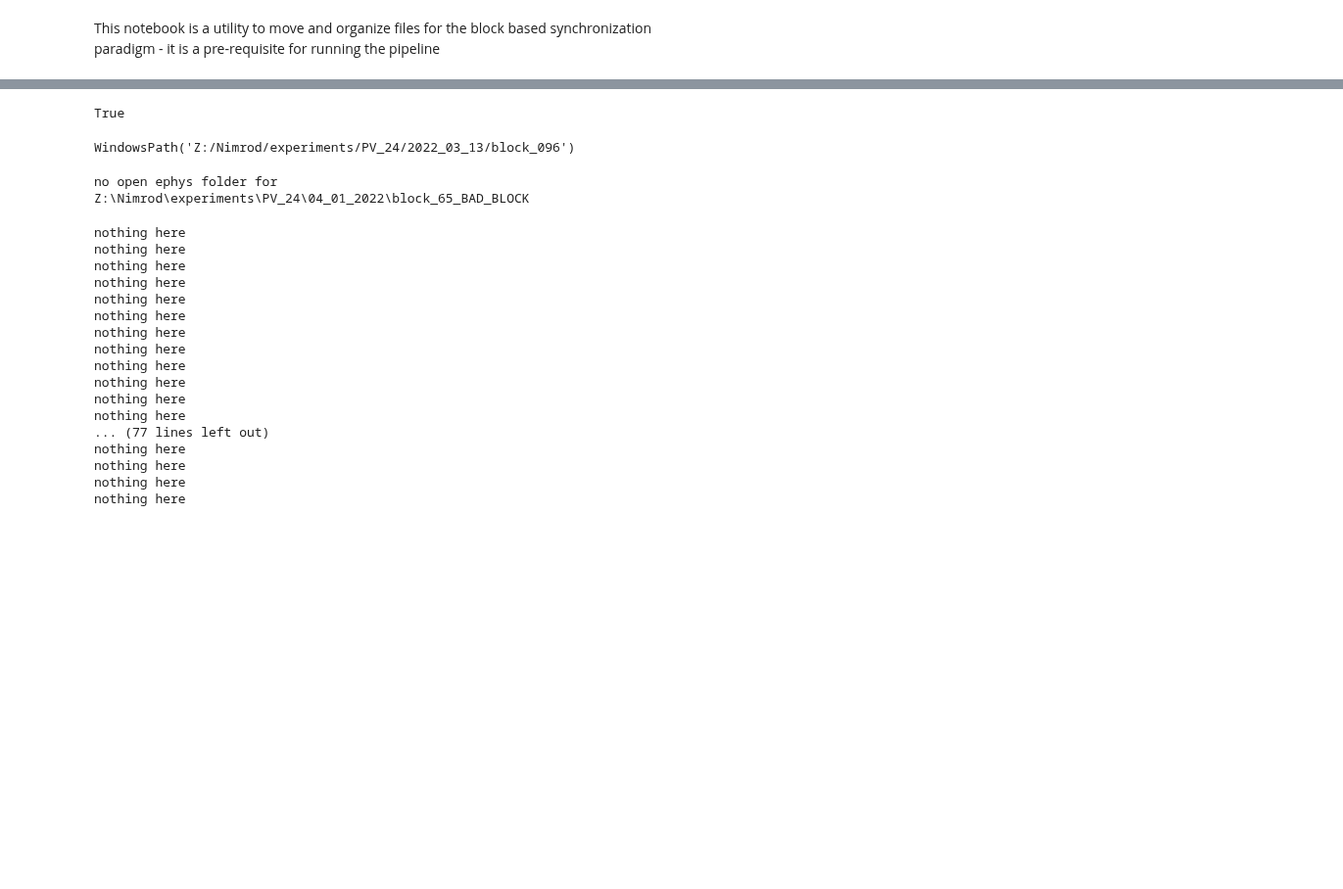
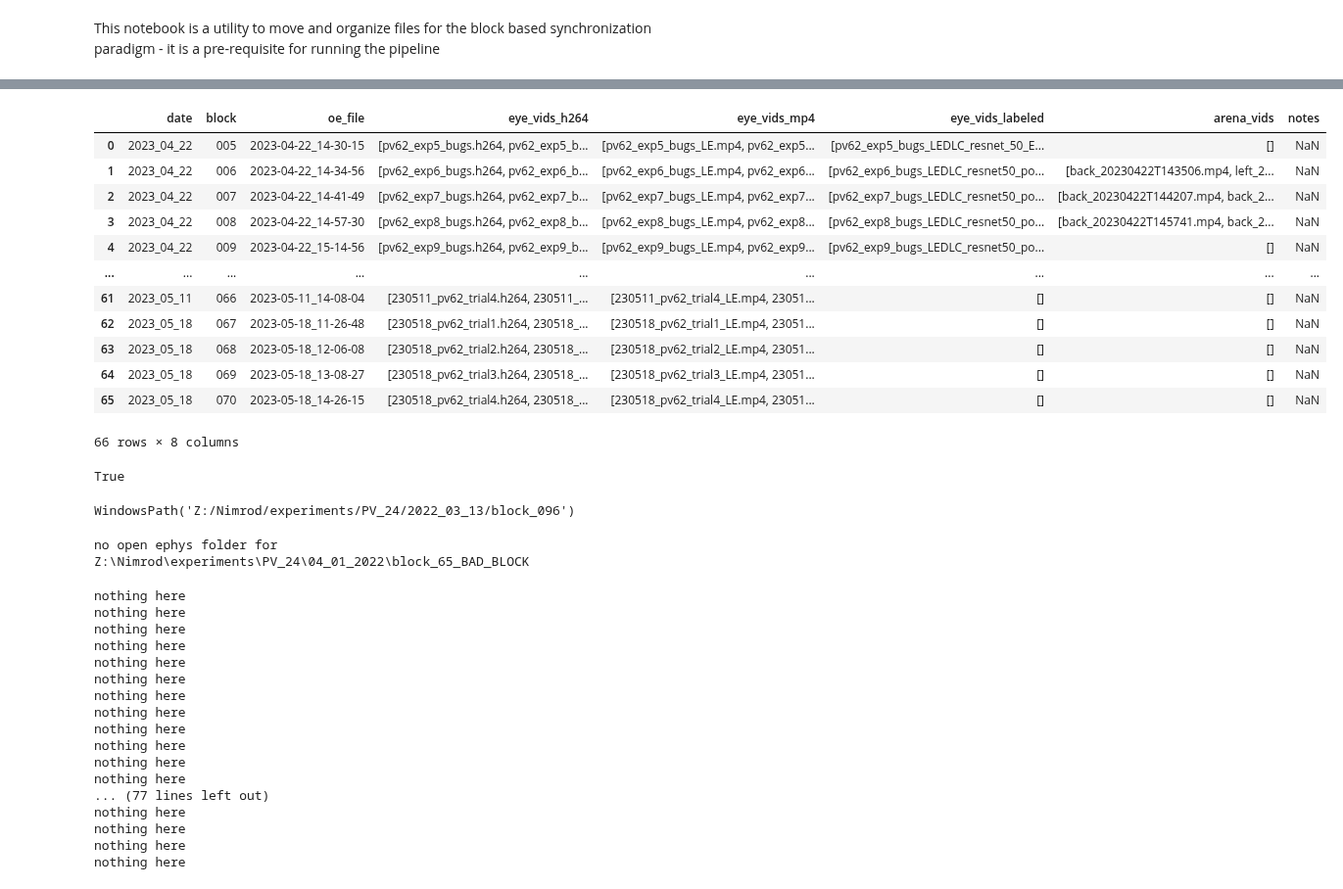
Before and after one commit to neural-electrophysiology-tool-team/Eye-Tracking-Tools, a Jupyter notebook: FileOrganizer.ipynb, the cells around one changed output, grey strips where cells are left out. Shown at 98% size. Drawn from its saved outputs; the diff is of its cells as text; code cells hidden in the pictures; blank space fills up the shorter version.

```diff
--- a/FileOrganizer.ipynb
+++ b/FileOrganizer.ipynb
@@ -16,3 +258,59 @@ from BlockSync2 import *
+# %%
+## This section creates a .csv based report on all experimental blocks for a single animal
+df_dict = {
+    'date':[],
+    'block':[],
+    'oe_file':[],
+    'eye_vids_h264':[],
+    'eye_vids_mp4':[],
+    'eye_vids_labeled':[],
+    'arena_vids':[],
+    'notes':[]
+}
+df = pd.DataFrame(df_dict)
+
+p = pathlib.Path(rf'Z:\Nimrod\experiments\PV_62')
+date_folder_list = [i for i in p.iterdir() if 'unsorted' not in str(i).lower() and i.is_dir()]
+for date_folder in date_folder_list:
+    # list all blocks in the folder:
+    block_list = [i for i in date_folder.iterdir()]
+    for block in block_list:
+        analysis = [i for i in (block / 'analysis').iterdir()]
+        h264s = [ pathlib.Path(f).name for f in glob.glob(str(block / 'eye_videos') + r'\**\*.h264',recursive=True) if 'DLC' not in str(f)]
+        mp4s = [ pathlib.Path(f).name for f in glob.glob(str(block / 'eye_videos') + r'\**\*.mp4',recursive=True) if 'DLC' not in str(f)]
+        labeled_videos = [ pathlib.Path(f).name for f in glob.glob(str(block / 'eye_videos') + r'\**\*.mp4',recursive=True) if 'DLC' in str(f)]
+        arena_videos = [ pathlib.Path(f).name for f in glob.glob(str(block / 'arena_videos') + r'\**\*.mp4',recursive=True)]
+        try:
+            oe_file = [i for i in (block / 'oe_files').iterdir()][0].name
+        except IndexError:
+            oe_file = None
+        df_row = {
+        'date':date_folder.name,
+        'block':block.name[6:],
+        'eye_vids_h264':h264s,
+        'eye_vids_mp4':mp4s,
+        'eye_vids_labeled':labeled_videos,
+        'arena_vids':arena_videos,
+        'oe_file': oe_file
+        }
+        i = len(df)
+        df.loc[i] = df_row
+# %%
+df
+# %% [output]
+|  | date | block | oe_file | eye_vids_h264 | eye_vids_mp4 | eye_vids_labeled | arena_vids | notes |
+| 0 | 2023_04_22 | 005 | 2023-04-22_14-30-15 | [pv62_exp5_bugs.h264, pv62_exp5_b... | [pv62_exp5_bugs_LE.mp4, pv62_exp5... | [pv62_exp5_bugs_LEDLC_resnet_50_E... | [] | NaN |
+| 1 | 2023_04_22 | 006 | 2023-04-22_14-34-56 | [pv62_exp6_bugs.h264, pv62_exp6_b... | [pv62_exp6_bugs_LE.mp4, pv62_exp6... | [pv62_exp6_bugs_LEDLC_resnet50_po... | [back_20230422T143506.mp4, left_2... | NaN |
+| 2 | 2023_04_22 | 007 | 2023-04-22_14-41-49 | [pv62_exp7_bugs.h264, pv62_exp7_b... | [pv62_exp7_bugs_LE.mp4, pv62_exp7... | [pv62_exp7_bugs_LEDLC_resnet50_po... | [back_20230422T144207.mp4, back_2... | NaN |
+| 3 | 2023_04_22 | 008 | 2023-04-22_14-57-30 | [pv62_exp8_bugs.h264, pv62_exp8_b... | [pv62_exp8_bugs_LE.mp4, pv62_exp8... | [pv62_exp8_bugs_LEDLC_resnet50_po... | [back_20230422T145741.mp4, back_2... | NaN |
+| 4 | 2023_04_22 | 009 | 2023-04-22_15-14-56 | [pv62_exp9_bugs.h264, pv62_exp9_b... | [pv62_exp9_bugs_LE.mp4, pv62_exp9... | [pv62_exp9_bugs_LEDLC_resnet50_po... | [] | NaN |
+| ... | ... | ... | ... | ... | ... | ... | ... | ... |
+| 61 | 2023_05_11 | 066 | 2023-05-11_14-08-04 | [230511_pv62_trial4.h264, 230511_... | [230511_pv62_trial4_LE.mp4, 23051... | [] | [] | NaN |
+| 62 | 2023_05_18 | 067 | 2023-05-18_11-26-48 | [230518_pv62_trial1.h264, 230518_... | [230518_pv62_trial1_LE.mp4, 23051... | [] | [] | NaN |
+| 63 | 2023_05_18 | 068 | 2023-05-18_12-06-08 | [230518_pv62_trial2.h264, 230518_... | [230518_pv62_trial2_LE.mp4, 23051... | [] | [] | NaN |
+| 64 | 2023_05_18 | 069 | 2023-05-18_13-08-27 | [230518_pv62_trial3.h264, 230518_... | [230518_pv62_trial3_LE.mp4, 23051... | [] | [] | NaN |
+| 65 | 2023_05_18 | 070 | 2023-05-18_14-26-15 | [230518_pv62_trial4.h264, 230518_... | [230518_pv62_trial4_LE.mp4, 23051... | [] | [] | NaN |
+66 rows × 8 columns
 # %%
 ## This cell re-organizes date names
 # find all folders to rename:
```
Also changed, not shown: parts of 12 cells of this notebook, 5 other files.
